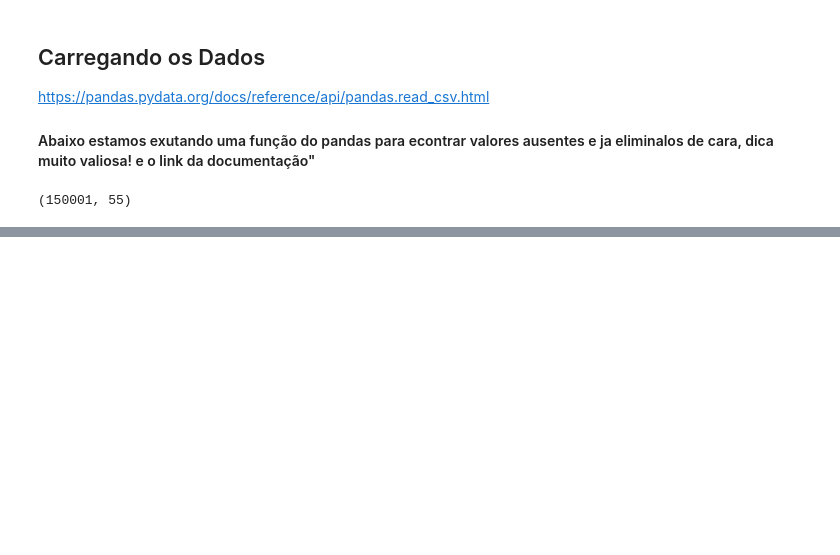
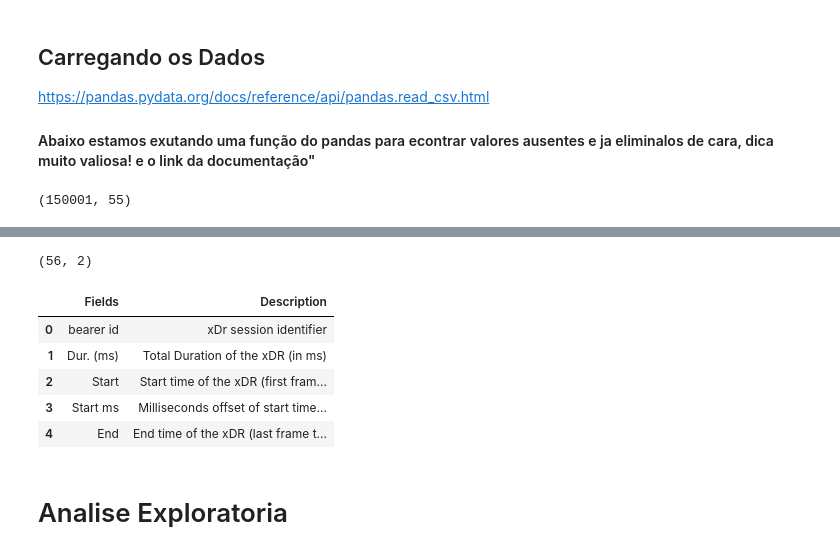
Before and after one commit to Marcelohxt/Strategic-Data-Cleaning, a Jupyter notebook: StrategicClean.ipynb, the cells around one changed output, grey strips where cells are left out. Saved outputs shown, nothing was run; the diff lists cells and outputs as text; code cells hidden in the pictures; blank space fills up the shorter version.

```diff
--- a/StrategicClean.ipynb
+++ b/StrategicClean.ipynb
@@ -71,3 +75,18 @@ dataset.head()
 | 4 | 1.311448e+19 | 4/12/2019 20:10 | 565.0 | 4/25/2019 10:40 | 954.0 | 1089009.0 | 2.082014e+14 | 3.369980e+10 | 3.540701e+13 | ... |
 # %%
 dicionario = pd.read_excel("dados/Dicionario.xlsx")
+# %%
+dicionario.shape
+# %% [output]
+(56, 2)
+# %%
+dicionario.head()
+# %% [output]
+|  | Fields | Description |
+| 0 | bearer id | xDr session identifier |
+| 1 | Dur. (ms) | Total Duration of the xDR (in ms) |
+| 2 | Start | Start time of the xDR (first fram... |
+| 3 | Start ms | Milliseconds offset of start time... |
+| 4 | End | End time of the xDR (last frame t... |
+# %% [markdown]
+# Analise Exploratoria
```
Also changed, not shown: parts of 10 cells of this notebook, 1 other file.
